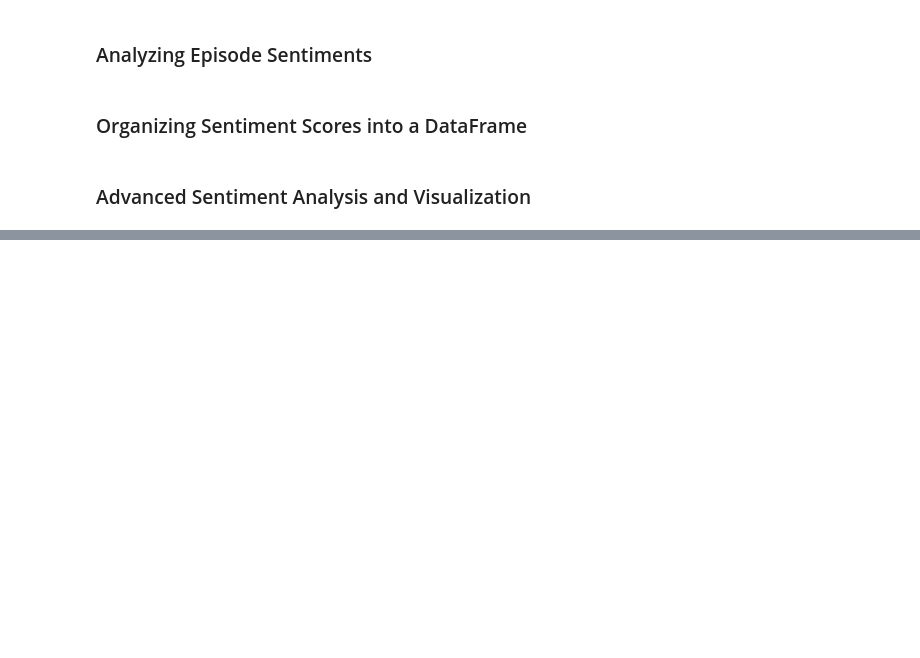
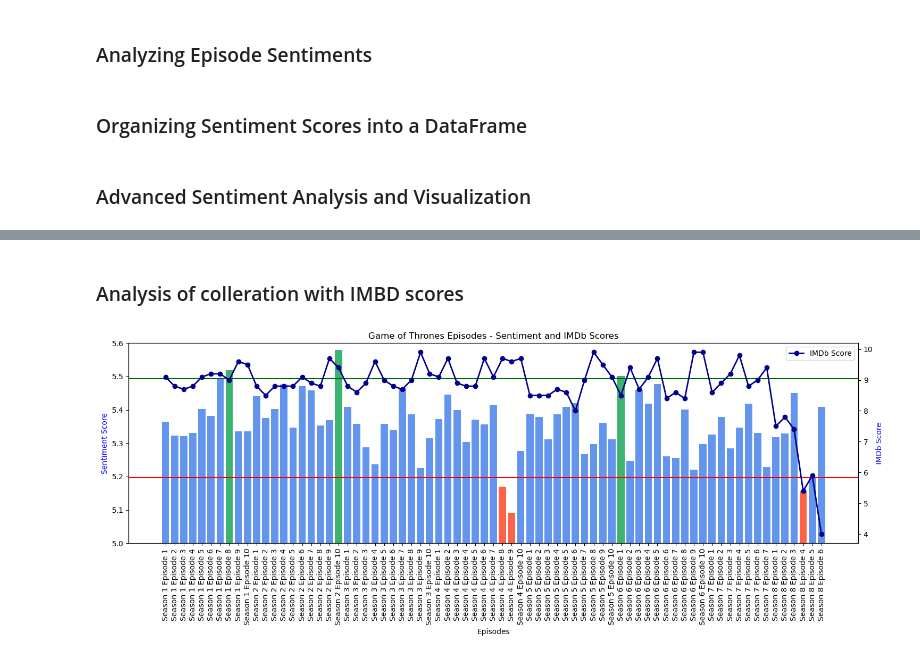
Before and after one commit to Agentroi/socialegraphs23, a Jupyter notebook: project/final/working_notebook.ipynb, the cells around one changed output, grey strips where cells are left out. Saved outputs shown, nothing was run; the diff lists cells and outputs as text; code cells hidden in the pictures; blank space fills up the shorter version.

```diff
--- a/project/final/working_notebook.ipynb
+++ b/project/final/working_notebook.ipynb
@@ -826,0 +866,44 @@ plt.close()  # Close the plot to free memory
+# %% [markdown]
+### Analysis of colleration with IMBD scores
+# %%
+# Create formatted episode labels
+episode_labels = [f"Season {episode['season']} Episode {episode['episode']}" for episode in got_episodes.values()]
+
+# Extract IMDb scores
+imdb_scores = [episode['rating'] for episode in got_episodes.values()]
+
+# Create a new figure
+plt.figure(figsize=(15, 6))
+
+# Plot the sentiment scores
+plt.bar(episode_labels, score_df['Score'], color=colors, label='Sentiment Score')
+
+# Add labels and title for sentiment scores
+plt.xlabel('Episodes')
+plt.ylabel('Sentiment Score', color='b')
+plt.title('Game of Thrones Episodes - Sentiment and IMDb Scores')
+plt.xticks(rotation=90)  # Rotates the x-axis labels for readability
+plt.ylim(5, 5.6)  # Set the y-axis limits
+
+# Adding horizontal lines for the sentiment score thresholds
+plt.axhline(y=lower_threshold, color='r', linestyle='-', label='Lower Threshold (5th Percentile)')
+plt.axhline(y=upper_threshold, color='darkgreen', linestyle='-', label='Upper Threshold (95th Percentile)')
+
+# Create a second y-axis for IMDb scores
+ax2 = plt.gca().twinx()
+
+# Plot IMDb scores
+ax2.plot(episode_labels, imdb_scores, marker='o', linestyle='-', color='darkblue', linewidth=2, label='IMDb Score')
+
+# Add labels for IMDb scores
+ax2.set_ylabel('IMDb Score', color='b')
+ax2.grid(False)
+
+# Add a legend
+plt.legend(loc='upper left')
+ax2.legend(loc='upper right')
+
+plt.tight_layout()
+plt.show()
+# %% [output]
+[figure, added]
```
Also changed, not shown: parts of 3 cells of this notebook.
